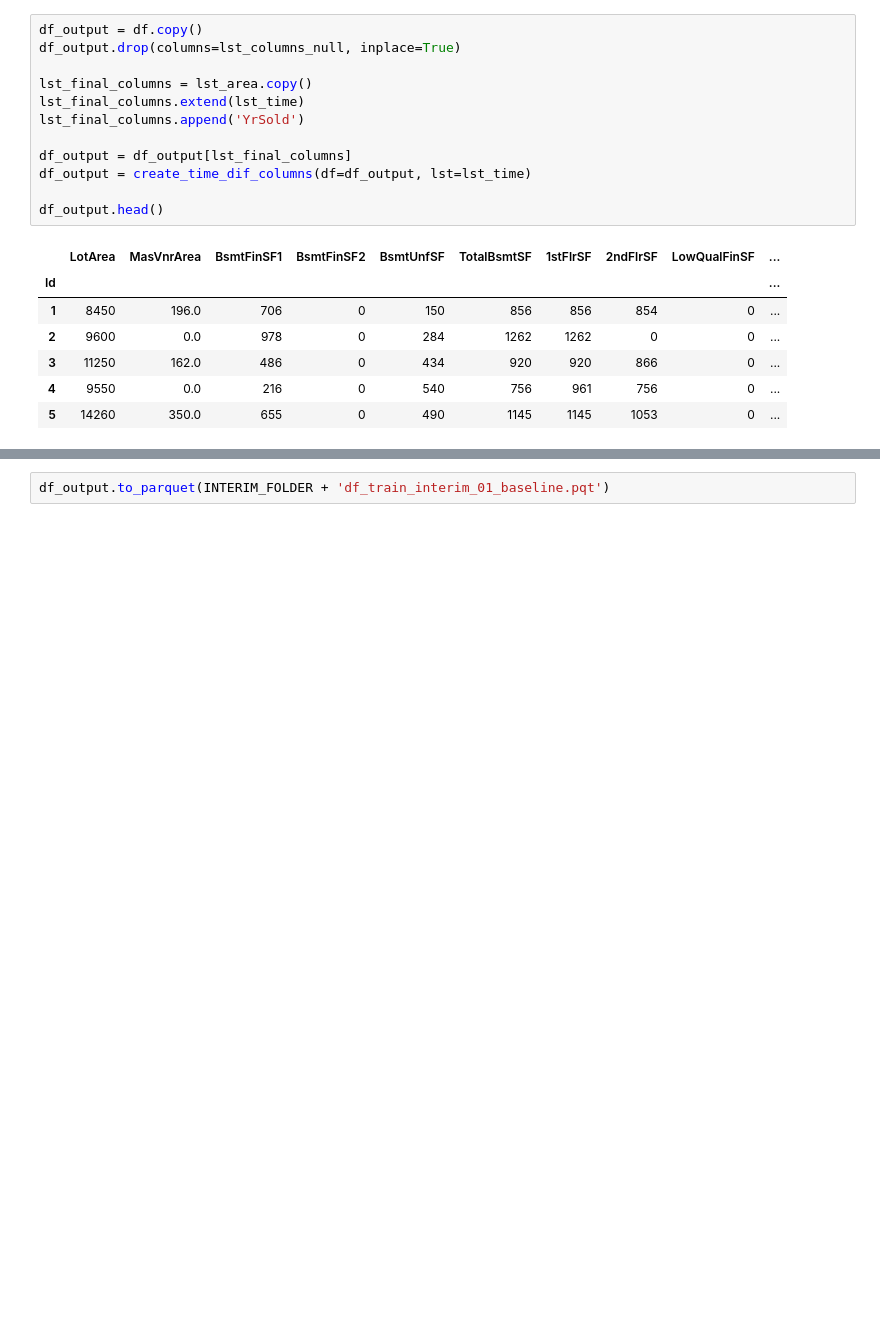
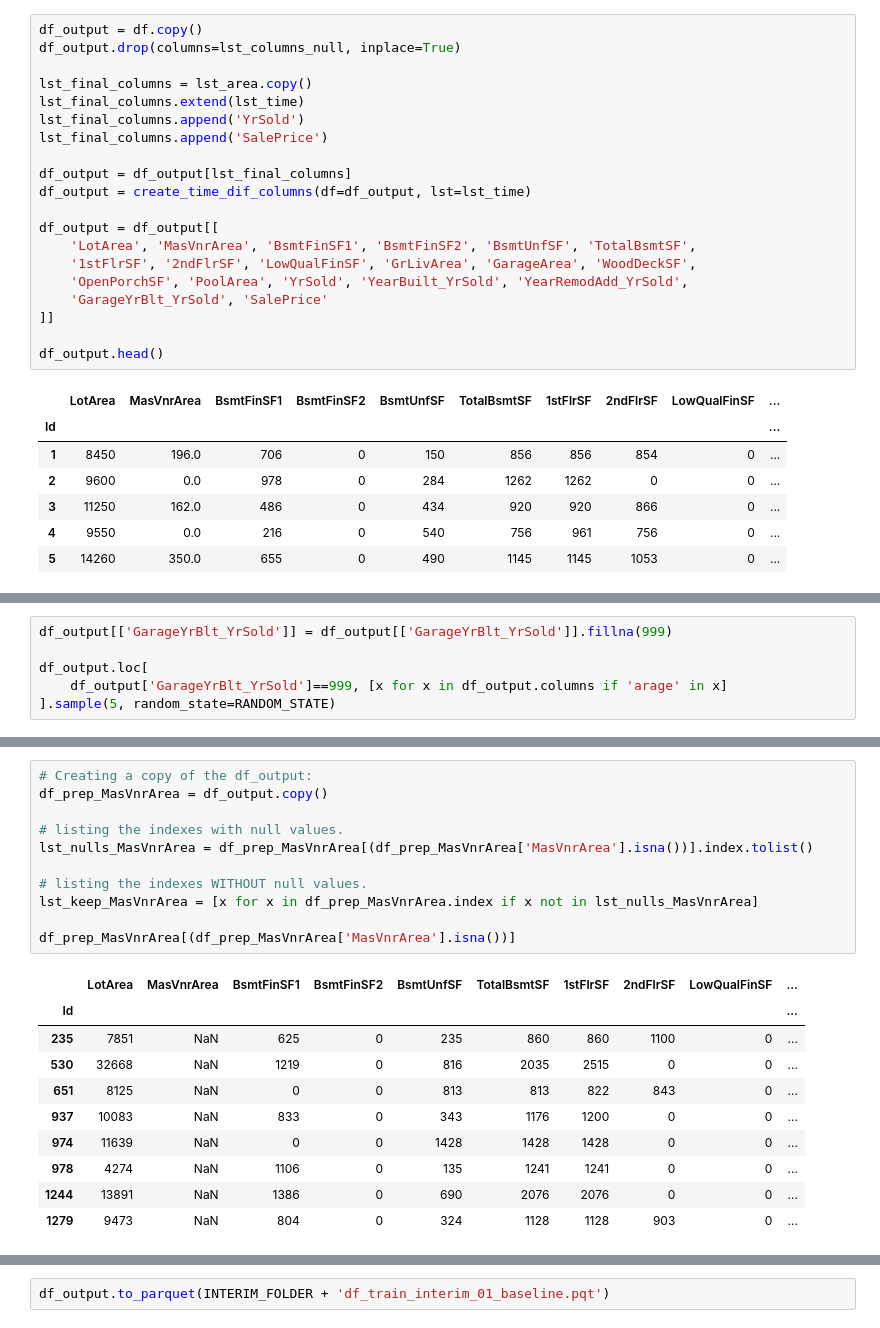
Before and after one commit to marcodeamicis/house_prices_regression, a Jupyter notebook: notebooks/2_data_preparation_suto.ipynb, the cells around one changed output, grey strips where cells are left out. Saved outputs shown, nothing was run; the diff lists cells and outputs as text; blank space fills up the shorter version.

```diff
--- a/notebooks/2_data_preparation_suto.ipynb
+++ b/notebooks/2_data_preparation_suto.ipynb
@@ -156,10 +149,18 @@ df_output.drop(columns=lst_columns_null, inplace=True)
 lst_final_columns = lst_area.copy()
 lst_final_columns.extend(lst_time)
 lst_final_columns.append('YrSold')
+lst_final_columns.append('SalePrice')
 
 df_output = df_output[lst_final_columns]
 df_output = create_time_dif_columns(df=df_output, lst=lst_time)
 
+df_output = df_output[[
+    'LotArea', 'MasVnrArea', 'BsmtFinSF1', 'BsmtFinSF2', 'BsmtUnfSF', 'TotalBsmtSF',
+    '1stFlrSF', '2ndFlrSF', 'LowQualFinSF', 'GrLivArea', 'GarageArea', 'WoodDeckSF',
+    'OpenPorchSF', 'PoolArea', 'YrSold', 'YearBuilt_YrSold', 'YearRemodAdd_YrSold',
+    'GarageYrBlt_YrSold', 'SalePrice'
+]]
+
 df_output.head()
 # %% [output]
 |  | LotArea | MasVnrArea | BsmtFinSF1 | BsmtFinSF2 | BsmtUnfSF | TotalBsmtSF | 1stFlrSF | 2ndFlrSF | LowQualFinSF | ... |
@@ -171,0 +199,6 @@ df_output.head()
+# %%
+df_output[['GarageYrBlt_YrSold']] = df_output[['GarageYrBlt_YrSold']].fillna(999)
+
+df_output.loc[
+    df_output['GarageYrBlt_YrSold']==999, [x for x in df_output.columns if 'arage' in x]
+].sample(5, random_state=RANDOM_STATE)
@@ -171,0 +219,22 @@ df_output.head()
+# %%
+# Creating a copy of the df_output:
+df_prep_MasVnrArea = df_output.copy()
+
+# listing the indexes with null values.
+lst_nulls_MasVnrArea = df_prep_MasVnrArea[(df_prep_MasVnrArea['MasVnrArea'].isna())].index.tolist()
+
+# listing the indexes WITHOUT null values.
+lst_keep_MasVnrArea = [x for x in df_prep_MasVnrArea.index if x not in lst_nulls_MasVnrArea]
+
+df_prep_MasVnrArea[(df_prep_MasVnrArea['MasVnrArea'].isna())]
+# %% [output]
+|  | LotArea | MasVnrArea | BsmtFinSF1 | BsmtFinSF2 | BsmtUnfSF | TotalBsmtSF | 1stFlrSF | 2ndFlrSF | LowQualFinSF | ... |
+| Id |  |  |  |  |  |  |  |  |  | ... |
+| 235 | 7851 | NaN | 625 | 0 | 235 | 860 | 860 | 1100 | 0 | ... |
+| 530 | 32668 | NaN | 1219 | 0 | 816 | 2035 | 2515 | 0 | 0 | ... |
+| 651 | 8125 | NaN | 0 | 0 | 813 | 813 | 822 | 843 | 0 | ... |
+| 937 | 10083 | NaN | 833 | 0 | 343 | 1176 | 1200 | 0 | 0 | ... |
+| 974 | 11639 | NaN | 0 | 0 | 1428 | 1428 | 1428 | 0 | 0 | ... |
+| 978 | 4274 | NaN | 1106 | 0 | 135 | 1241 | 1241 | 0 | 0 | ... |
+| 1244 | 13891 | NaN | 1386 | 0 | 690 | 2076 | 2076 | 0 | 0 | ... |
+| 1279 | 9473 | NaN | 804 | 0 | 324 | 1128 | 1128 | 903 | 0 | ... |
```
Also changed, not shown: parts of 25 cells of this notebook, 5 other files.
